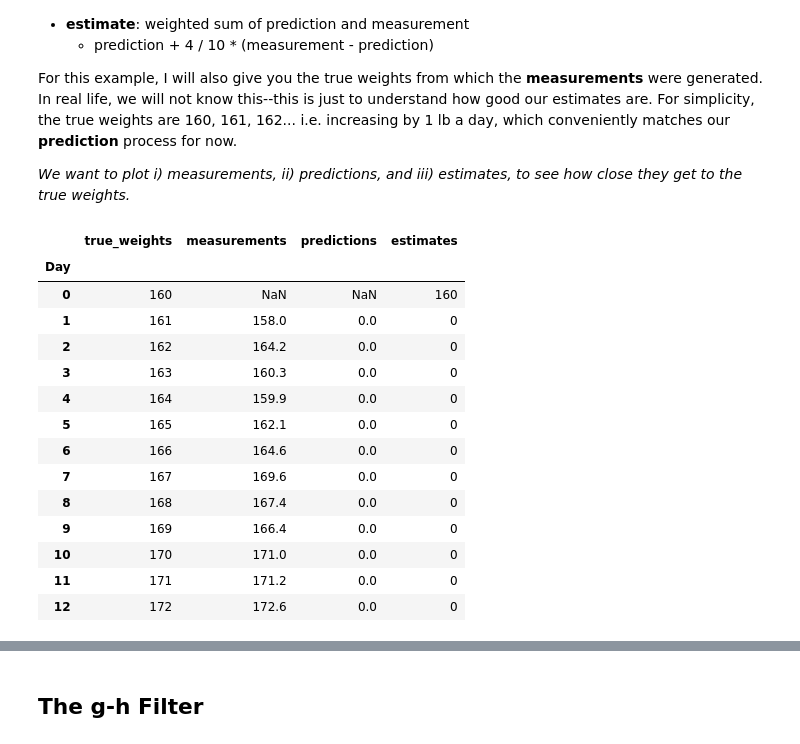
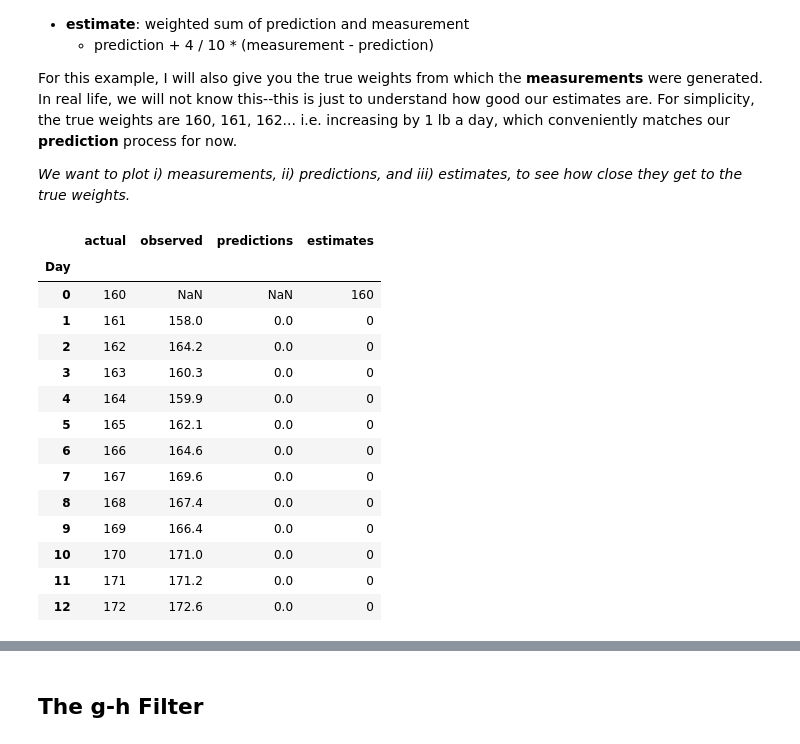
Before and after one commit to edmundchong/Kalman-and-Bayesian-Filters-in-Python, a Jupyter notebook: 01-g-h-filter.ipynb, the cells around one changed output, grey strips where cells are left out. Drawn from its saved outputs; the diff is of its cells as text; code cells hidden in the pictures.

```diff
--- a/01-g-h-filter.ipynb
+++ b/01-g-h-filter.ipynb
@@ -218,24 +219,24 @@ For this example, I will also give you the true weights from which the **measure
 # %%
 import pandas as pd
 
 # === given information ===
-true_weights = list(range(160,173)) # note: first item is Day 0. Measurements start on Day 1
+actual = list(range(160,173)) # note: first item is Day 0. Measurements start on Day 1
 
-measurements = [np.nan, 158.0, 164.2, 160.3, 159.9, 162.1, 164.6,
+observed = [np.nan, 158.0, 164.2, 160.3, 159.9, 162.1, 164.6,
                 169.6, 167.4, 166.4, 171.0, 171.2, 172.6]
 
-df = pd.DataFrame({'true_weights':true_weights, 'measurements':measurements})
-df.index = df.index.set_names('Day')
+df_given = pd.DataFrame({'actual':true_weights, 'observed':measurements})
+df_given.index = df_given.index.set_names('Day')
 
-df['predictions'] = 0
-df['estimates'] = 0
-df.loc[0,'estimates'] = true_weights[0] #initialization
-df.loc[0,'predictions'] = np.nan
+df_given['predictions'] = 0
+df_given['estimates'] = 0
+df_given.loc[0,'estimates'] = true_weights[0] #initialization
+df_given.loc[0,'predictions'] = np.nan
 
 
-df
+df_given
 # %% [output]
-|  | true_weights | measurements | predictions | estimates |
+|  | actual | observed | predictions | estimates |
 | Day |  |  |  |  |
 | 0 | 160 | NaN | NaN | 160 |
 | 1 | 161 | 158.0 | 0.0 | 0 |
```
Also changed, not shown: parts of 59 cells of this notebook, 3 other files.
